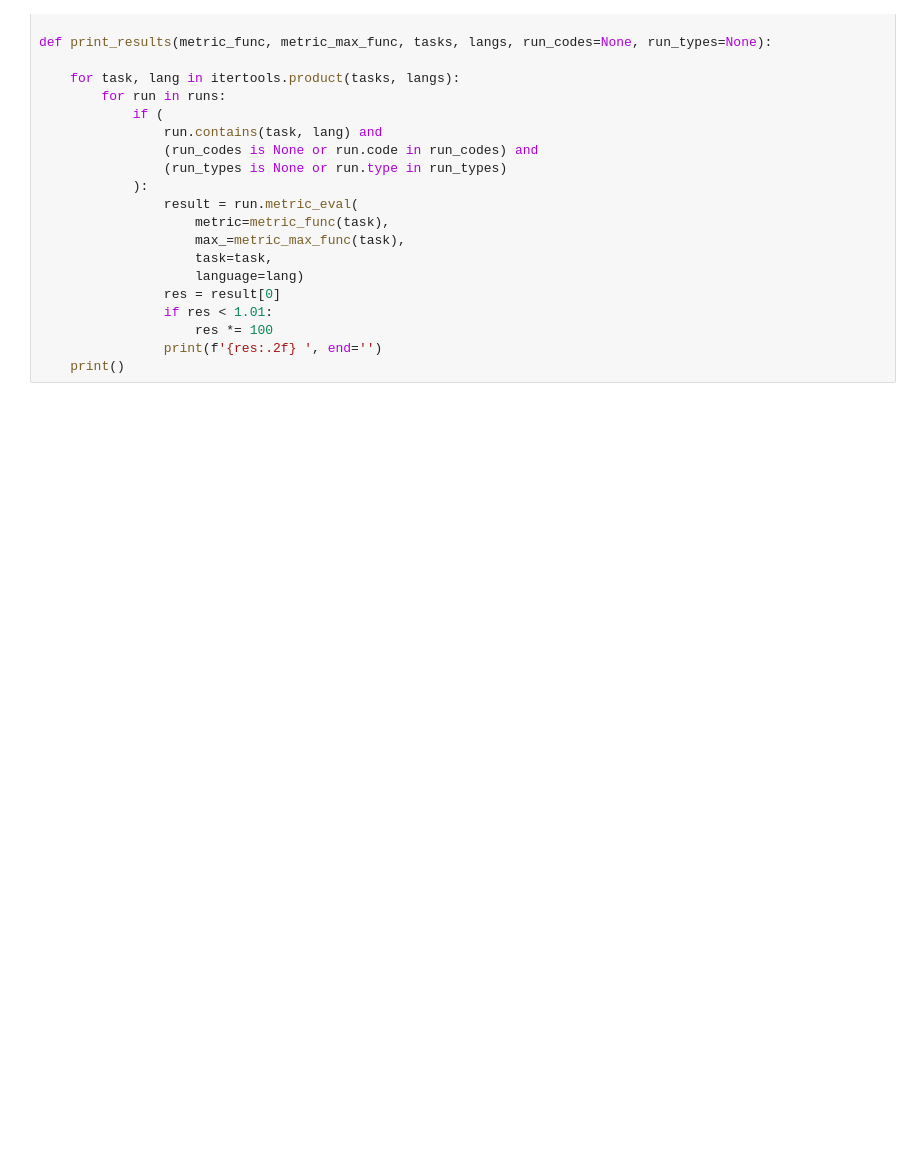
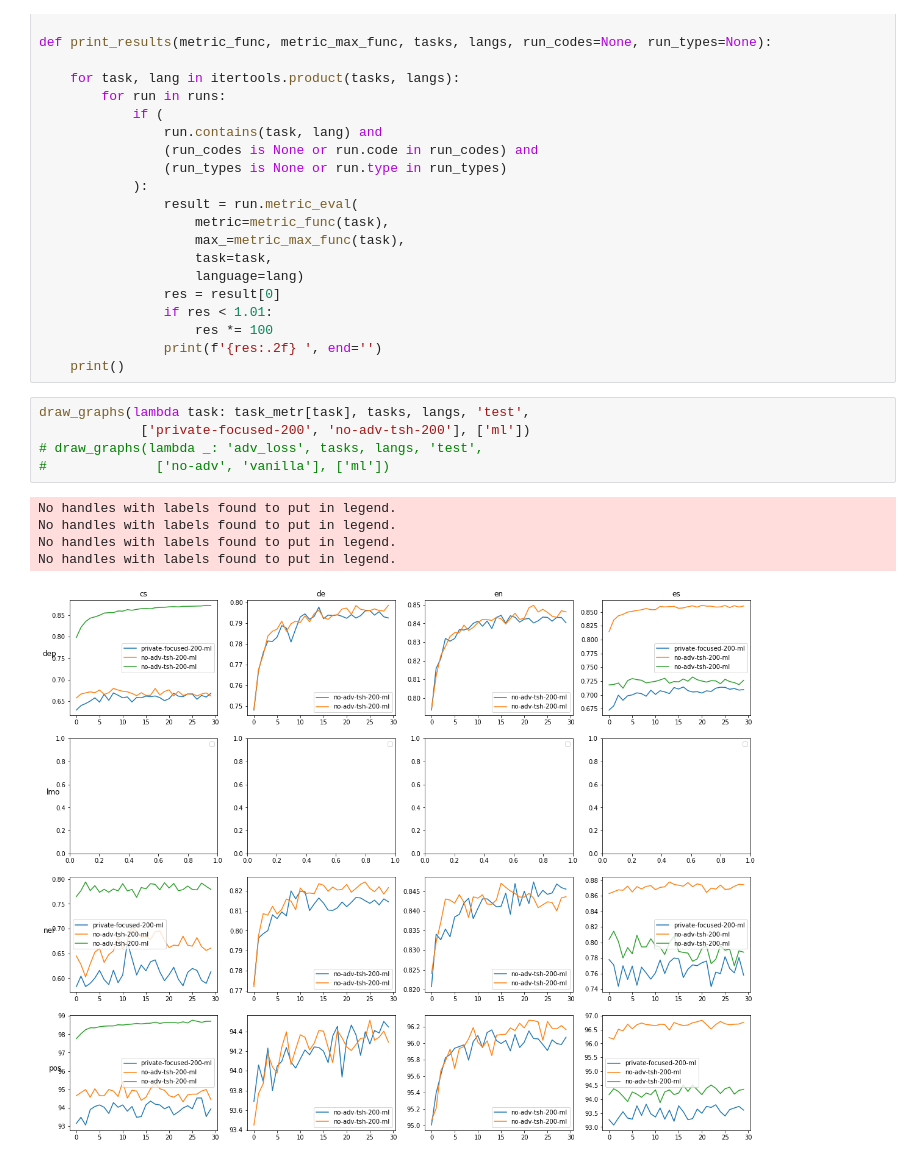
Before and after one commit to matus-pikuliak/crosslingual-parameter-sharing, a Jupyter notebook: results/notebook.ipynb, the cells around one changed output. Drawn from its saved outputs; the diff is of its cells as text; blank space fills up the shorter version.

```diff
--- a/results/notebook.ipynb
+++ b/results/notebook.ipynb
@@ -99,4 +101,15 @@ def print_results(metric_func, metric_max_func, tasks, langs, run_codes=None, ru
                     res *= 100
                 print(f'{res:.2f} ', end='')
     print()
+# %%
+draw_graphs(lambda task: task_metr[task], tasks, langs, 'test',
+             ['private-focused-200', 'no-adv-tsh-200'], ['ml'])
+# draw_graphs(lambda _: 'adv_loss', tasks, langs, 'test',
+#              ['no-adv', 'vanilla'], ['ml'])
+# %% [output]
+No handles with labels found to put in legend.
+No handles with labels found to put in legend.
+No handles with labels found to put in legend.
+No handles with labels found to put in legend.
+[figure, added]
 # %%
```
Also changed, not shown: parts of 5 cells of this notebook, 7 other files.
